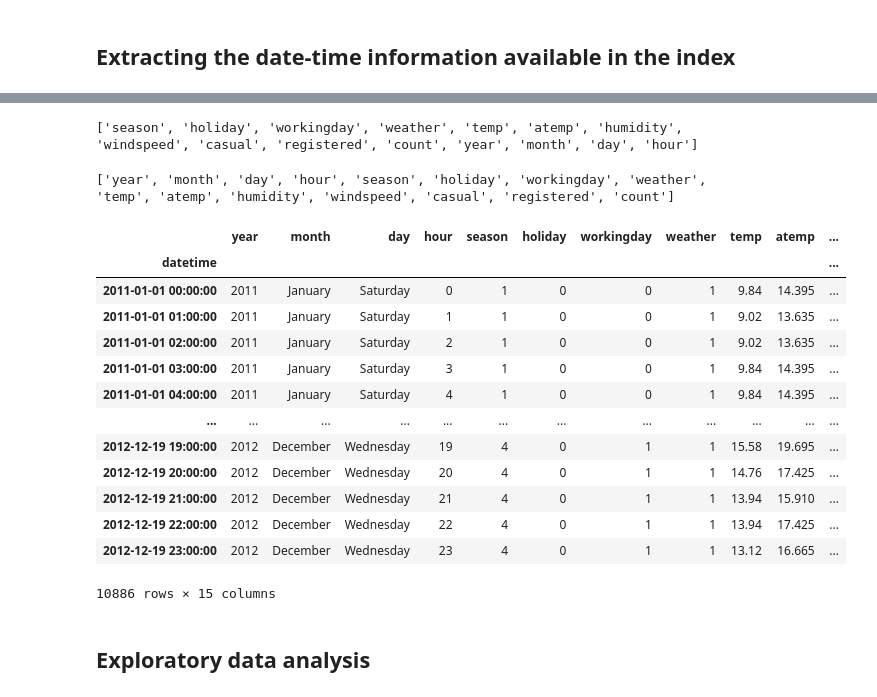
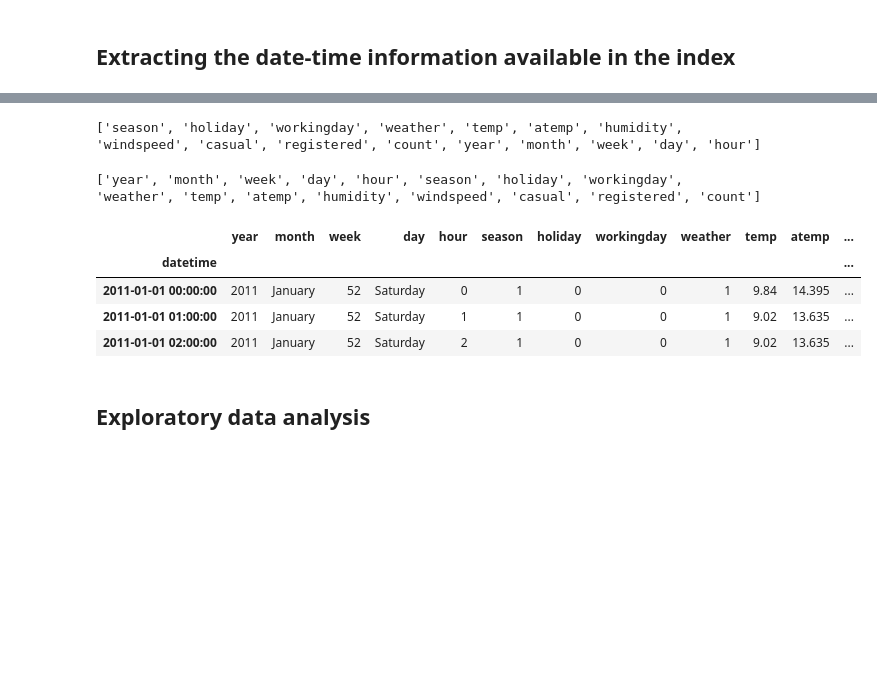
Before and after one commit to GParolini/spiced_academy_projects, a Jupyter notebook: project3_bikesharing/project3_bikesharing_parolini.ipynb, the cells around one changed output, grey strips where cells are left out. Cells and saved outputs as stored; diff of their text form; code cells hidden in the pictures; blank space fills up the shorter version.

```diff
--- a/project3_bikesharing/project3_bikesharing_parolini.ipynb
+++ b/project3_bikesharing/project3_bikesharing_parolini.ipynb
@@ -53,6 +46,7 @@ df
 #Extracting the time/date information from the index
 df['year'] = df.index.year
 df['month'] = df.index.month_name()
+df['week'] = df.index.week
 df['day'] = df.index.day_name()
 df['hour'] = df.index.hour
 # %%
@@ -76,32 +61,23 @@ df
 cols = df.columns.tolist()
 print (cols)
 # %% [output]
-['season', 'holiday', 'workingday', 'weather', 'temp', 'atemp', 'humidity', 'windspeed', 'casual', 'registered', 'count', 'year', 'month', 'day', 'hour']
+['season', 'holiday', 'workingday', 'weather', 'temp', 'atemp', 'humidity', 'windspeed', 'casual', 'registered', 'count', 'year', 'month', 'week', 'day', 'hour']
 # %%
 # Rearranging the df columns
-cols = cols[-4:] +cols[:-4]
+cols = cols[-5:] +cols[:-5]
 print(cols)
 # %% [output]
-['year', 'month', 'day', 'hour', 'season', 'holiday', 'workingday', 'weather', 'temp', 'atemp', 'humidity', 'windspeed', 'casual', 'registered', 'count']
+['year', 'month', 'week', 'day', 'hour', 'season', 'holiday', 'workingday', 'weather', 'temp', 'atemp', 'humidity', 'windspeed', 'casual', 'registered', 'count']
 # %%
 df = df[cols]
 # %%
-df
+df.head(3)
 # %% [output]
-|  | year | month | day | hour | season | holiday | workingday | weather | temp | atemp | ... |
-| datetime |  |  |  |  |  |  |  |  |  |  | ... |
-| 2011-01-01 00:00:00 | 2011 | January | Saturday | 0 | 1 | 0 | 0 | 1 | 9.84 | 14.395 | ... |
-| 2011-01-01 01:00:00 | 2011 | January | Saturday | 1 | 1 | 0 | 0 | 1 | 9.02 | 13.635 | ... |
-| 2011-01-01 02:00:00 | 2011 | January | Saturday | 2 | 1 | 0 | 0 | 1 | 9.02 | 13.635 | ... |
-| 2011-01-01 03:00:00 | 2011 | January | Saturday | 3 | 1 | 0 | 0 | 1 | 9.84 | 14.395 | ... |
-| 2011-01-01 04:00:00 | 2011 | January | Saturday | 4 | 1 | 0 | 0 | 1 | 9.84 | 14.395 | ... |
-| ... | ... | ... | ... | ... | ... | ... | ... | ... | ... | ... | ... |
-| 2012-12-19 19:00:00 | 2012 | December | Wednesday | 19 | 4 | 0 | 1 | 1 | 15.58 | 19.695 | ... |
-| 2012-12-19 20:00:00 | 2012 | December | Wednesday | 20 | 4 | 0 | 1 | 1 | 14.76 | 17.425 | ... |
-| 2012-12-19 21:00:00 | 2012 | December | Wednesday | 21 | 4 | 0 | 1 | 1 | 13.94 | 15.910 | ... |
-| 2012-12-19 22:00:00 | 2012 | December | Wednesday | 22 | 4 | 0 | 1 | 1 | 13.94 | 17.425 | ... |
-| 2012-12-19 23:00:00 | 2012 | December | Wednesday | 23 | 4 | 0 | 1 | 1 | 13.12 | 16.665 | ... |
+|  | year | month | week | day | hour | season | holiday | workingday | weather | temp | atemp | ... |
+| datetime |  |  |  |  |  |  |  |  |  |  |  | ... |
+| 2011-01-01 00:00:00 | 2011 | January | 52 | Saturday | 0 | 1 | 0 | 0 | 1 | 9.84 | 14.395 | ... |
+| 2011-01-01 01:00:00 | 2011 | January | 52 | Saturday | 1 | 1 | 0 | 0 | 1 | 9.02 | 13.635 | ... |
+| 2011-01-01 02:00:00 | 2011 | January | 52 | Saturday | 2 | 1 | 0 | 0 | 1 | 9.02 | 13.635 | ... |
-10886 rows × 15 columns
 # %% [markdown]
 ## Exploratory data analysis
 # %%
```
Also changed, not shown: parts of 88 cells of this notebook, 2 other files.
